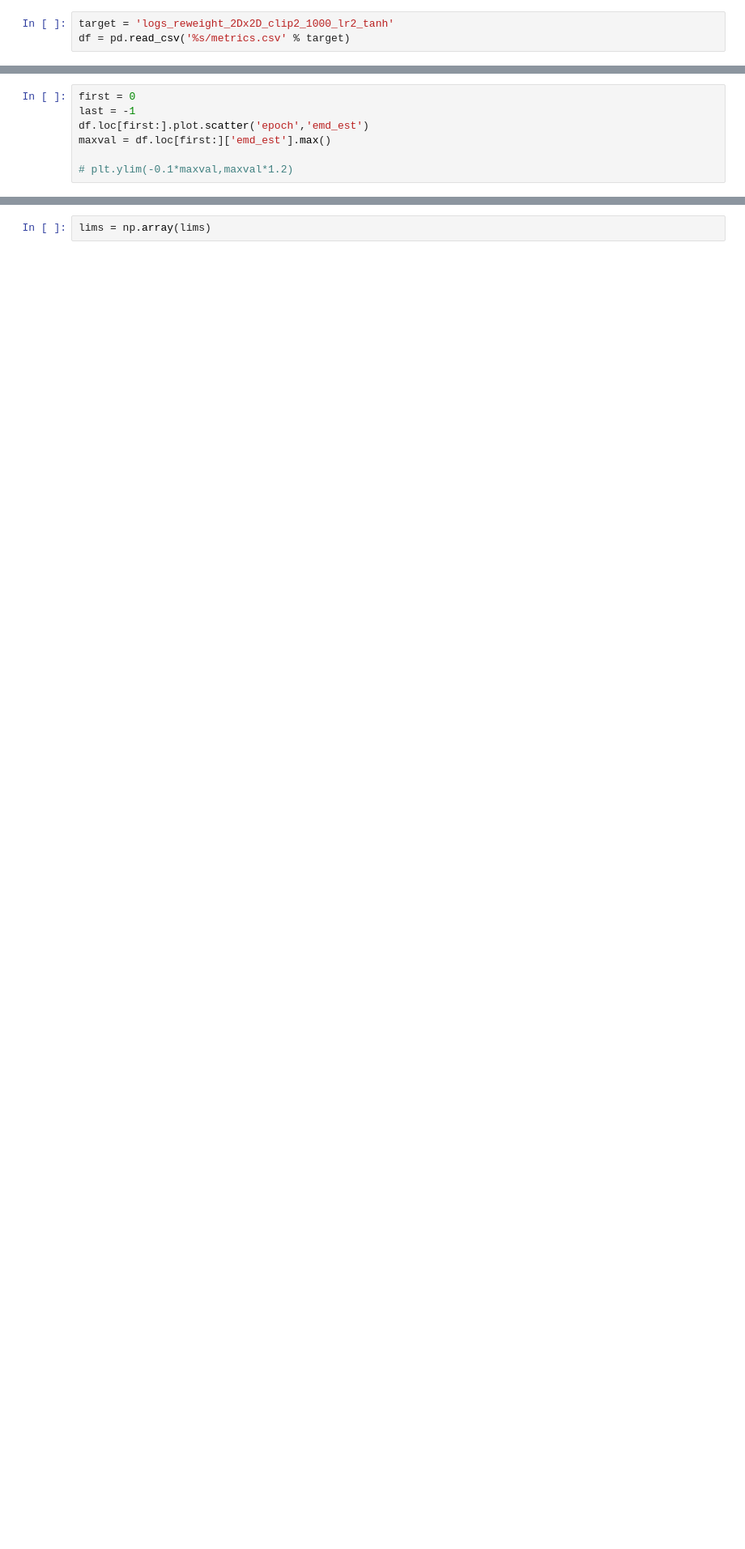
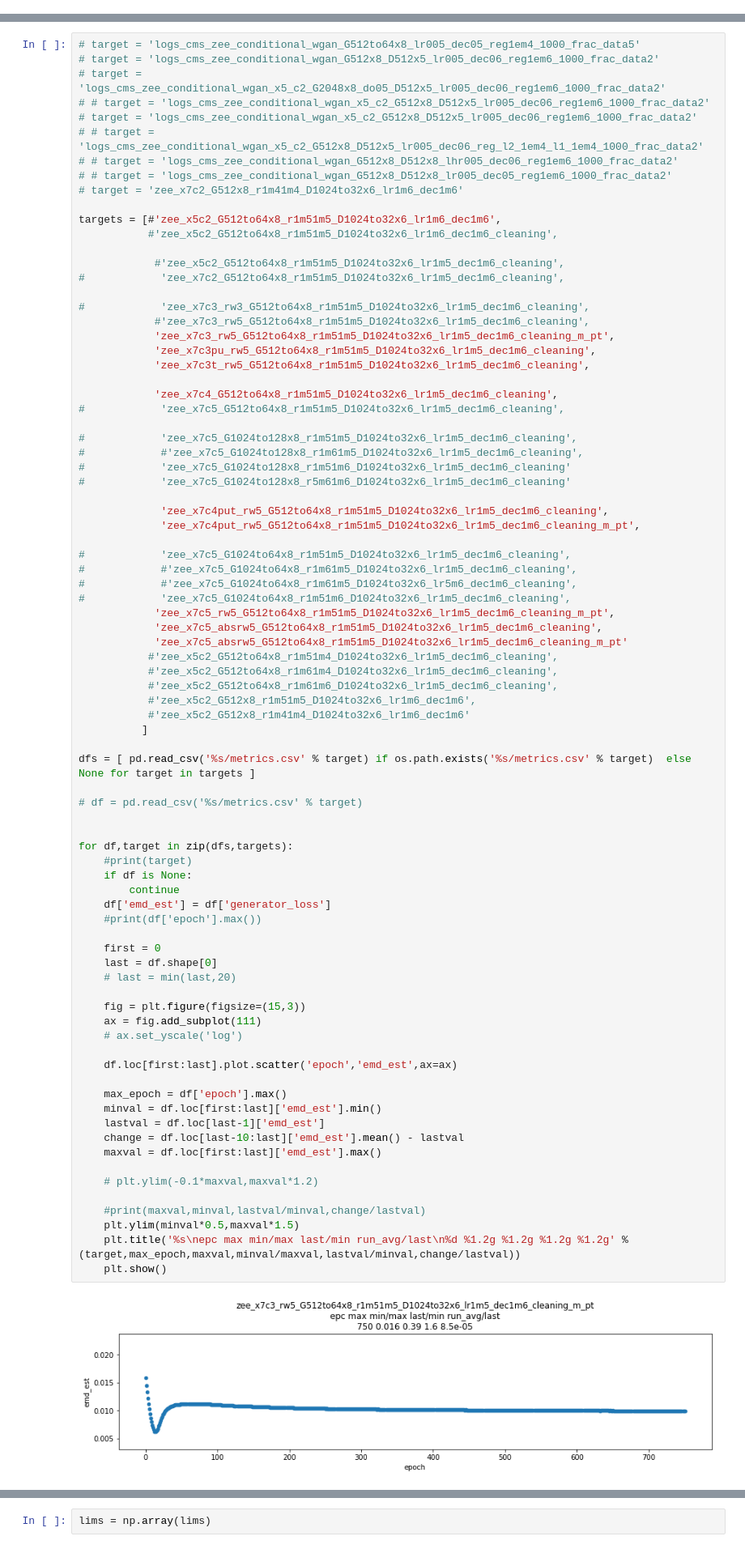
Before and after one commit to alberto-giampaolo/GAN, a Jupyter notebook: plot_metrics.ipynb, the cells around one changed output, grey strips where cells are left out. Shown at 81% size. Saved outputs shown, nothing was run; the diff lists cells and outputs as text; blank space fills up the shorter version.

```diff
--- a/plot_metrics.ipynb
+++ b/plot_metrics.ipynb
@@ -21,3 +0,0 @@ logs_rewei_500/
-# %%
-target = 'logs_reweight_2Dx2D_clip2_1000_lr2_tanh'
-df = pd.read_csv('%s/metrics.csv' % target)
@@ -31,7 +0,0 @@ print(df['epoch'].max())
-# %%
-first = 0
-last = -1
-df.loc[first:].plot.scatter('epoch','emd_est')
-maxval = df.loc[first:]['emd_est'].max()
-
-# plt.ylim(-0.1*maxval,maxval*1.2)
@@ -61,0 +38,84 @@ logs_reweight_2Dx2D_clip2_1000_lr2_tanh/sampleepoch_700_var0.png
+# %%
+# target = 'logs_cms_zee_conditional_wgan_G512to64x8_lr005_dec05_reg1em4_1000_frac_data5'
+# target = 'logs_cms_zee_conditional_wgan_G512x8_D512x5_lr005_dec06_reg1em6_1000_frac_data2'
+# target = 'logs_cms_zee_conditional_wgan_x5_c2_G2048x8_do05_D512x5_lr005_dec06_reg1em6_1000_frac_data2'
+# # target = 'logs_cms_zee_conditional_wgan_x5_c2_G512x8_D512x5_lr005_dec06_reg1em6_1000_frac_data2'
+# target = 'logs_cms_zee_conditional_wgan_x5_c2_G512x8_D512x5_lr005_dec06_reg1em6_1000_frac_data2'
+# # target = 'logs_cms_zee_conditional_wgan_x5_c2_G512x8_D512x5_lr005_dec06_reg_l2_1em4_l1_1em4_1000_frac_data2'
+# # target = 'logs_cms_zee_conditional_wgan_G512x8_D512x8_lhr005_dec06_reg1em6_1000_frac_data2'
+# # target = 'logs_cms_zee_conditional_wgan_G512x8_D512x8_lr005_dec05_reg1em6_1000_frac_data2'
+# target = 'zee_x7c2_G512x8_r1m41m4_D1024to32x6_lr1m6_dec1m6'
+
+targets = [#'zee_x5c2_G512to64x8_r1m51m5_D1024to32x6_lr1m6_dec1m6',
+           #'zee_x5c2_G512to64x8_r1m51m5_D1024to32x6_lr1m6_dec1m6_cleaning',
+
+            #'zee_x5c2_G512to64x8_r1m51m5_D1024to32x6_lr1m5_dec1m6_cleaning',
+#            'zee_x7c2_G512to64x8_r1m51m5_D1024to32x6_lr1m5_dec1m6_cleaning',
+
+#            'zee_x7c3_rw3_G512to64x8_r1m51m5_D1024to32x6_lr1m5_dec1m6_cleaning',
+            #'zee_x7c3_rw5_G512to64x8_r1m51m5_D1024to32x6_lr1m5_dec1m6_cleaning',
+            'zee_x7c3_rw5_G512to64x8_r1m51m5_D1024to32x6_lr1m5_dec1m6_cleaning_m_pt',
+            'zee_x7c3pu_rw5_G512to64x8_r1m51m5_D1024to32x6_lr1m5_dec1m6_cleaning',
+            'zee_x7c3t_rw5_G512to64x8_r1m51m5_D1024to32x6_lr1m5_dec1m6_cleaning',
+
+            'zee_x7c4_G512to64x8_r1m51m5_D1024to32x6_lr1m5_dec1m6_cleaning',
+#            'zee_x7c5_G512to64x8_r1m51m5_D1024to32x6_lr1m5_dec1m6_cleaning',
+
+#            'zee_x7c5_G1024to128x8_r1m51m5_D1024to32x6_lr1m5_dec1m6_cleaning',
+#            #'zee_x7c5_G1024to128x8_r1m61m5_D1024to32x6_lr1m5_dec1m6_cleaning',
+#            'zee_x7c5_G1024to128x8_r1m51m6_D1024to32x6_lr1m5_dec1m6_cleaning'
+#            'zee_x7c5_G1024to128x8_r5m61m6_D1024to32x6_lr1m5_dec1m6_cleaning'
+
+             'zee_x7c4put_rw5_G512to64x8_r1m51m5_D1024to32x6_lr1m5_dec1m6_cleaning',
+             'zee_x7c4put_rw5_G512to64x8_r1m51m5_D1024to32x6_lr1m5_dec1m6_cleaning_m_pt',
+
+#            'zee_x7c5_G1024to64x8_r1m51m5_D1024to32x6_lr1m5_dec1m6_cleaning',
+#            #'zee_x7c5_G1024to64x8_r1m61m5_D1024to32x6_lr1m5_dec1m6_cleaning',
+#            #'zee_x7c5_G1024to64x8_r1m61m5_D1024to32x6_lr5m6_dec1m6_cleaning',
+#            'zee_x7c5_G1024to64x8_r1m51m6_D1024to32x6_lr1m5_dec1m6_cleaning',
+            'zee_x7c5_rw5_G512to64x8_r1m51m5_D1024to32x6_lr1m5_dec1m6_cleaning_m_pt',
+            'zee_x7c5_absrw5_G512to64x8_r1m51m5_D1024to32x6_lr1m5_dec1m6_cleaning',
+            'zee_x7c5_absrw5_G512to64x8_r1m51m5_D1024to32x6_lr1m5_dec1m6_cleaning_m_pt'
+           #'zee_x5c2_G512to64x8_r1m51m4_D1024to32x6_lr1m5_dec1m6_cleaning',
+           #'zee_x5c2_G512to64x8_r1m61m4_D1024to32x6_lr1m5_dec1m6_cleaning',
+           #'zee_x5c2_G512to64x8_r1m61m6_D1024to32x6_lr1m5_dec1m6_cleaning',
+           #'zee_x5c2_G512x8_r1m51m5_D1024to32x6_lr1m6_dec1m6',
+           #'zee_x5c2_G512x8_r1m41m4_D1024to32x6_lr1m6_dec1m6'
+          ]
+
+dfs = [ pd.read_csv('%s/metrics.csv' % target) if os.path.exists('%s/metrics.csv' % target)  else None for target in targets ]
+
+# df = pd.read_csv('%s/metrics.csv' % target)
+
+
+for df,target in zip(dfs,targets):
+    #print(target)
+    if df is None:
+        continue
+    df['emd_est'] = df['generator_loss']
+    #print(df['epoch'].max())
+
+    first = 0
+    last = df.shape[0]
+    # last = min(last,20)
+
+    fig = plt.figure(figsize=(15,3))
+    ax = fig.add_subplot(111)
+    # ax.set_yscale('log')
+
+    df.loc[first:last].plot.scatter('epoch','emd_est',ax=ax)
+
+    max_epoch = df['epoch'].max()
+    minval = df.loc[first:last]['emd_est'].min()
+    lastval = df.loc[last-1]['emd_est']
+    change = df.loc[last-10:last]['emd_est'].mean() - lastval
+    maxval = df.loc[first:last]['emd_est'].max()
+
+    # plt.ylim(-0.1*maxval,maxval*1.2)
+
+    #print(maxval,minval,lastval/minval,change/lastval)
+    plt.ylim(minval*0.5,maxval*1.5)
+    plt.title('%s\nepc max min/max last/min run_avg/last\n%d %1.2g %1.2g %1.2g %1.2g' % (target,max_epoch,maxval,minval/maxval,lastval/minval,change/lastval))
+    plt.show()
+# %% [output]
+[figure, added]
```
Also changed, not shown: parts of 17 cells of this notebook, 7 other files.
